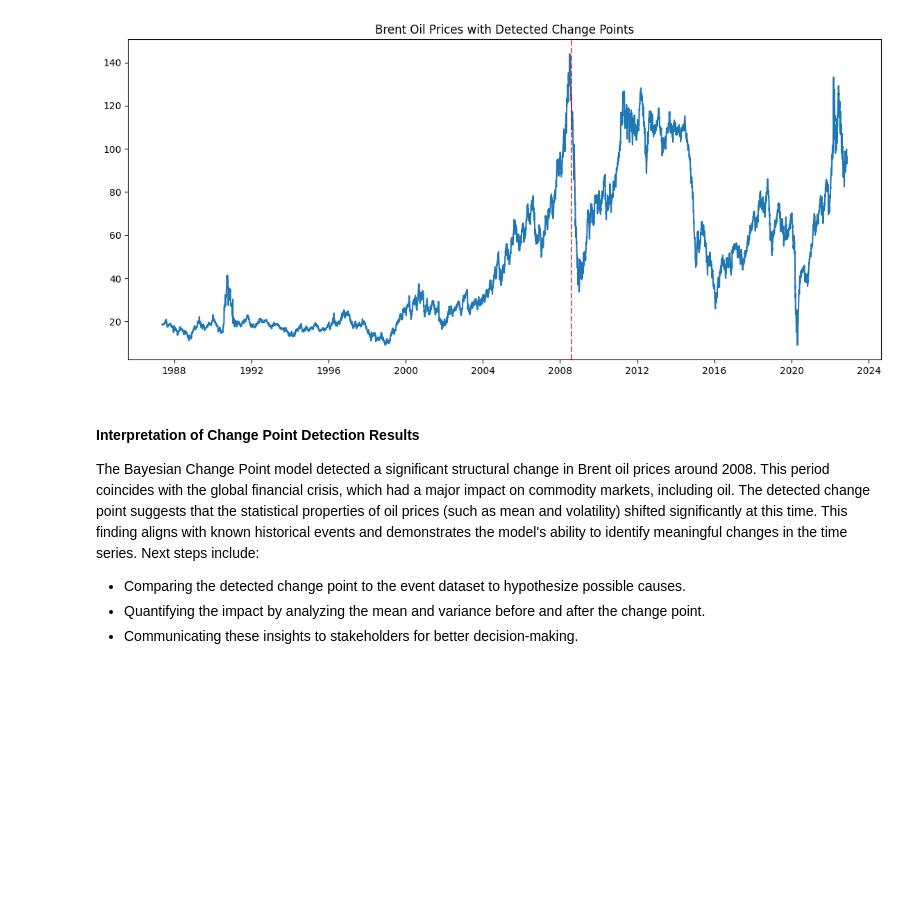
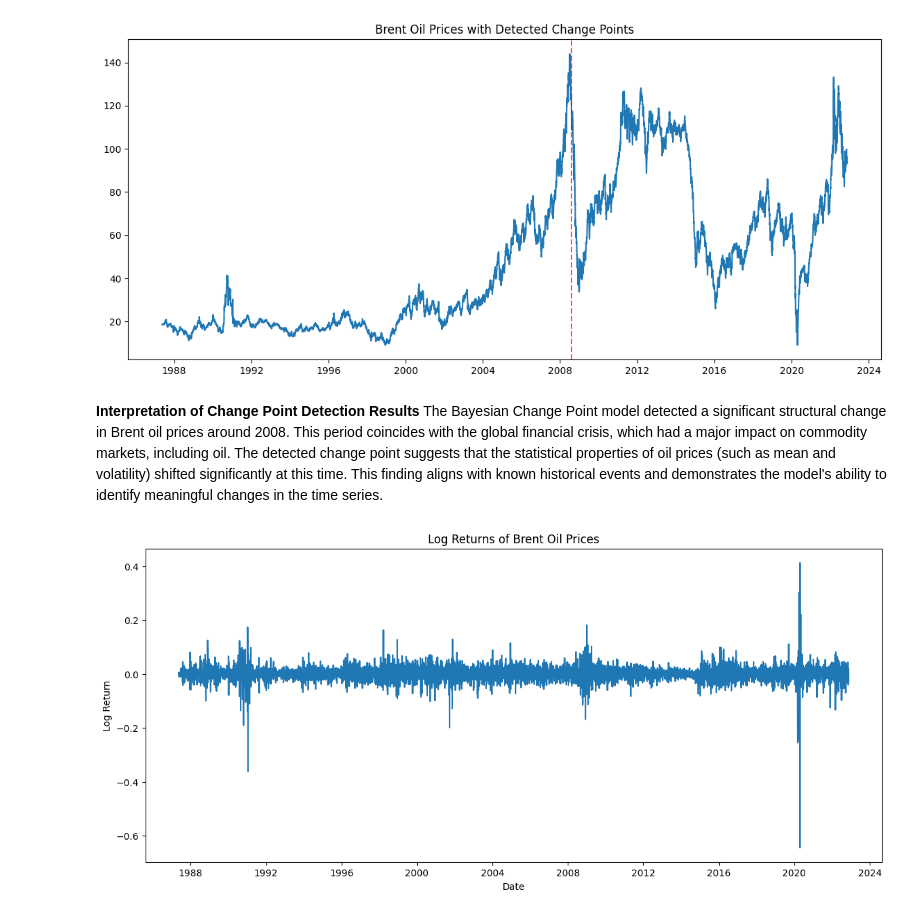
Before and after one commit to chalasimon/Oil-Price-Analysis, a Jupyter notebook: notebook/bayesian_analysis.ipynb, the cells around one changed output. Drawn from its saved outputs; the diff is of its cells as text; code cells hidden in the pictures; blank space fills up the shorter version.

```diff
--- a/notebook/bayesian_analysis.ipynb
+++ b/notebook/bayesian_analysis.ipynb
@@ -198,10 +201,17 @@ detector.plot_results(trace, oil_data_cleaned.set_index('Date')['Price'])
 [figure]
 [figure]
 # %% [markdown]
-#### Interpretation of Change Point Detection Results
+**Interpretation of Change Point Detection Results**
 The Bayesian Change Point model detected a significant structural change in Brent oil prices around 2008. This period coincides with the global financial crisis, which had a major impact on commodity markets, including oil.
 The detected change point suggests that the statistical properties of oil prices (such as mean and volatility) shifted significantly at this time. This finding aligns with known historical events and demonstrates the model's ability to identify meaningful changes in the time series.
-Next steps include:
-- Comparing the detected change point to the event dataset to hypothesize possible causes.
-- Quantifying the impact by analyzing the mean and variance before and after the change point.
-- Communicating these insights to stakeholders for better decision-making.
+# %%
+# Plot log returns to observe volatility clustering
+import matplotlib.pyplot as plt
+plt.figure(figsize=(14,6))
+plt.plot(oil_data_cleaned['Date'][1:], log_returns)
+plt.title('Log Returns of Brent Oil Prices')
+plt.xlabel('Date')
+plt.ylabel('Log Return')
+plt.show()
+# %% [output]
+[figure, added]
```
Also changed, not shown: parts of 8 cells of this notebook.
